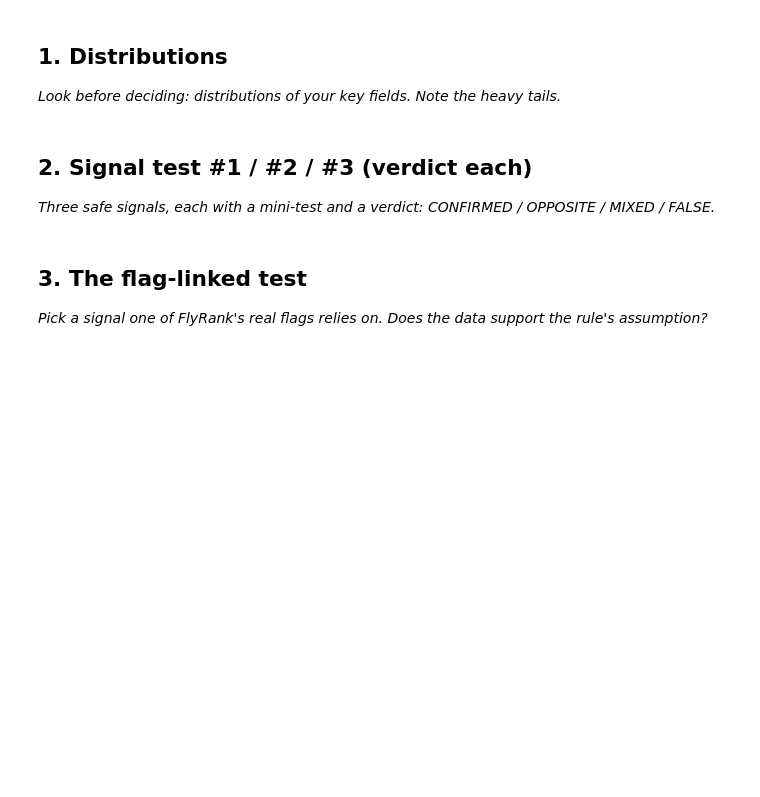
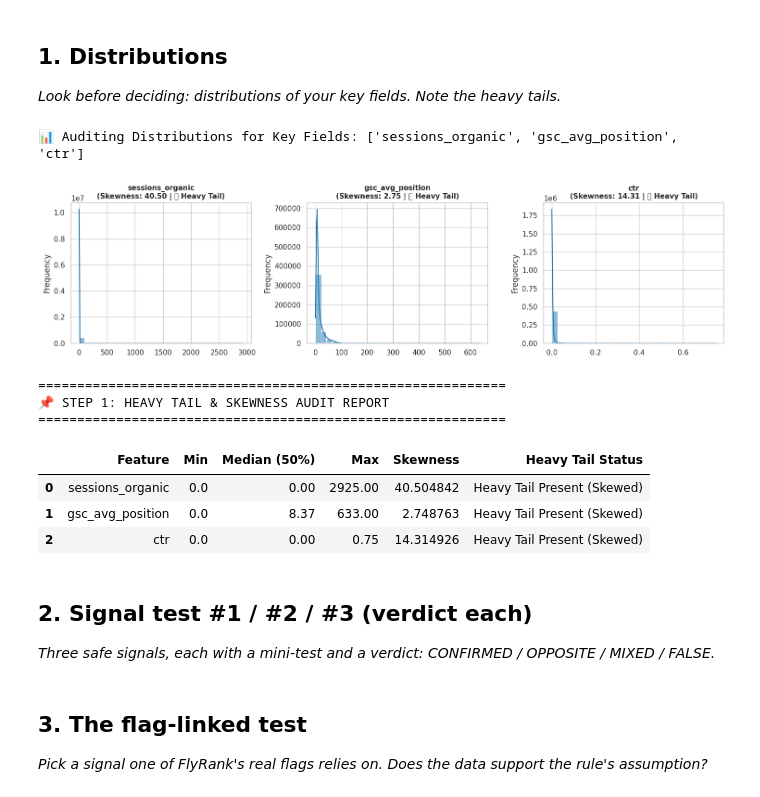
Before and after one commit to MuhammadOkasha004/flyrank-ml-internship-work, a Jupyter notebook: work/notebooks/w04_signal_audit.ipynb, the cells around one changed output. Cells and saved outputs as stored; diff of their text form; code cells hidden in the pictures; blank space fills up the shorter version.

```diff
--- a/work/notebooks/w04_signal_audit.ipynb
+++ b/work/notebooks/w04_signal_audit.ipynb
@@ -16,3 +13,82 @@ This skeleton is yours to fill. Work the sections **in order** — each one has
+# %%
+import pandas as pd
+import numpy as np
+import matplotlib.pyplot as plt
+import seaborn as sns
+
+# Set visual style
+sns.set_theme(style="whitegrid")
+plt.rcParams['font.size'] = 10
+
+# 1. Load the Parquet Dataset
+df = pd.read_parquet('df_featured_cleaned.parquet')
+
+# 2. Select Key Numerical Fields for Distribution Audit
+# Baseline numeric fields and key engineered ratios
+numeric_cols = df.select_dtypes(include=[np.number]).columns.tolist()
+
+# Priority features to inspect
+key_fields = [col for col in ['clicks', 'impressions', 'sessions_organic',
+                              'gsc_avg_position', 'ctr', 'decay_flag'] if col in numeric_cols]
+
+# Fallback if specific names differ: pick top 6 numeric columns
+if not key_fields:
+    key_fields = numeric_cols[:6]
+
+print(f"📊 Auditing Distributions for Key Fields: {key_fields}\n")
+
+# 3. Create Distribution Plots (Histograms + KDEs)
+n_cols = 3
+n_rows = (len(key_fields) + n_cols - 1) // n_cols
+fig, axes = plt.subplots(n_rows, n_cols, figsize=(15, 4 * n_rows))
+axes = axes.flatten()
+
+for i, col in enumerate(key_fields):
+    ax = axes[i]
+    # Histogram with KDE curve
+    sns.histplot(df[col], kde=True, bins=30, color='#1f77b4', ax=ax)
+
+    # Calculate Skewness
+    skew_val = df[col].skew()
+
+    # Dynamic Styling based on Heavy Tail presence
+    tail_label = "🔴 Heavy Tail" if abs(skew_val) > 1.0 else "🟢 Balanced"
+    ax.set_title(f"{col}\n(Skewness: {skew_val:.2f} | {tail_label})", fontsize=11, fontweight='bold')
+    ax.set_xlabel('')
+    ax.set_ylabel('Frequency')
+
+# Hide unused subplots
+for j in range(i + 1, len(axes)):
+    fig.delaxes(axes[j])
+
+plt.tight_layout()
+plt.show()
+
+# 4. Heavy Tail Quantitative Audit Report
+print("="*60)
+print("📌 STEP 1: HEAVY TAIL & SKEWNESS AUDIT REPORT")
+print("="*60)
+
+audit_df = pd.DataFrame({
+    'Feature': key_fields,
+    'Min': df[key_fields].min(),
+    'Median (50%)': df[key_fields].median(),
+    'Max': df[key_fields].max(),
+    'Skewness': df[key_fields].skew(),
+    'Heavy Tail Status': ['Heavy Tail Present (Skewed)' if abs(s) > 1.0 else 'Normal/Balanced' for s in df[key_fields].skew()]
+}).reset_index(drop=True)
+
+display(audit_df)
+# %% [output]
+📊 Auditing Distributions for Key Fields: ['sessions_organic', 'gsc_avg_position', 'ctr']
+[figure, added]
+============================================================
+📌 STEP 1: HEAVY TAIL & SKEWNESS AUDIT REPORT
+============================================================
+|  | Feature | Min | Median (50%) | Max | Skewness | Heavy Tail Status |
+| 0 | sessions_organic | 0.0 | 0.00 | 2925.00 | 40.504842 | Heavy Tail Present (Skewed) |
+| 1 | gsc_avg_position | 0.0 | 8.37 | 633.00 | 2.748763 | Heavy Tail Present (Skewed) |
+| 2 | ctr | 0.0 | 0.00 | 0.75 | 14.314926 | Heavy Tail Present (Skewed) |
 # %% [markdown]
 ## 2. Signal test #1 / #2 / #3 (verdict each)
 
```
Also changed, not shown: parts of 1 cell of this notebook.
